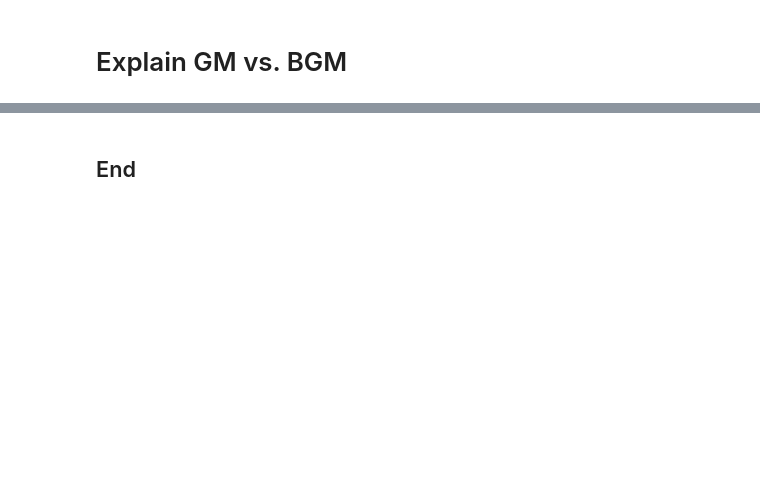
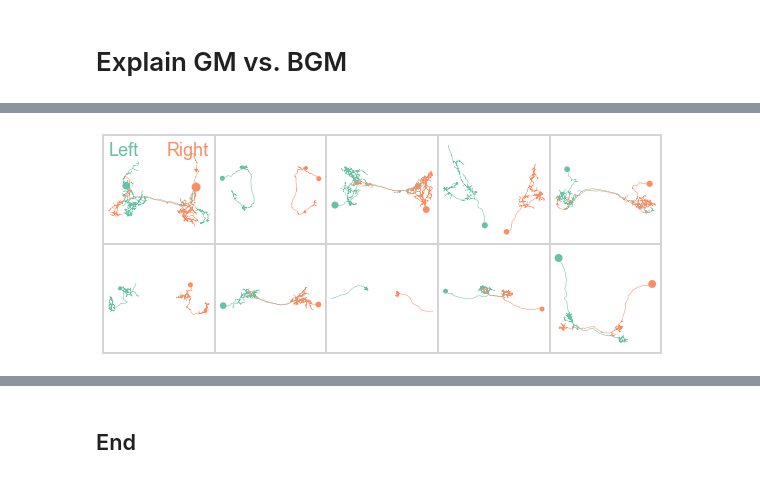
Before and after one commit to neurodata/bgm, a Jupyter notebook: docs/explain.ipynb, the cells around one changed output, grey strips where cells are left out. Saved outputs shown, nothing was run; the diff lists cells and outputs as text; code cells hidden in the pictures; blank space fills up the shorter version.

```diff
--- a/docs/explain.ipynb
+++ b/docs/explain.ipynb
@@ -40,0 +48,7 @@ set_theme()
+# %%
+
+adj, nodes = load_split_connectome("maggot_subset")
+
+pymaid.CatmaidInstance("https://l1em.catmaid.virtualflybrain.org/", None)
+logging.getLogger("pymaid").setLevel(logging.WARNING)
+pymaid.clear_cache()
@@ -40,0 +57,78 @@ set_theme()
+# %%
+
+
+def rescale(ax, orient="x", scale=1.1):
+    if orient == "x":
+        lims = ax.get_xlim()
+    elif orient == "y":
+        lims = ax.get_ylim()
+
+    extent = lims[1] - lims[0]
+    boost = extent * (scale - 1) * 0.5
+    new_lims = (lims[0] - boost, lims[1] + boost)
+    if orient == "x":
+        lims = ax.set_xlim(new_lims)
+    elif orient == "y":
+        lims = ax.set_ylim(new_lims)
+
+
+colors = sns.color_palette("Set2")[:2]
+pairs = nodes.groupby("pair")
+n_pairs = len(pairs)
+show_pairs = rng.choice(n_pairs, size=10)
+fig, axs = plt.subplots(2, 5, figsize=(10, 4), gridspec_kw=dict(hspace=0, wspace=0))
+count = 0
+for i, (_, pair) in enumerate(pairs):
+    if i in show_pairs:
+        ids = pair.index.values
+        ids = [int(id) for id in ids]
+        nl = pymaid.get_neurons(ids)
+        ax = axs.flat[count]
+        navis.plot2d(nl, method="2d", colors=colors, ax=ax)
+
+        ax.axis("on")
+        ax.set(xticks=[], yticks=[])
+
+        ax.invert_xaxis()
+
+        ax.axis("equal")
+        rescale(ax, orient="x")
+        rescale(ax, orient="y")
+
+        ax.patch.set_alpha(1)
+
+        ax.spines[:].set_visible(True)
+        ax.spines[:].set_color("lightgrey")
+
+        count += 1
+
+ax = axs[0, 0]
+
+pad = 0.05
+ax.text(
+    0 + pad,
+    1 - pad,
+    "Left",
+    fontsize="medium",
+    color=colors[0],
+    transform=ax.transAxes,
+    ha="left",
+    va="top",
+)
+ax.text(
+    1 - pad,
+    1 - pad,
+    "Right",
+    fontsize="medium",
+    color=colors[1],
+    transform=ax.transAxes,
+    ha="right",
+    va="top",
+)
+
+fig.patch.set_alpha(1)
+fig.set_facecolor("w")
+
+
+gluefig("neuron_gallery", fig)
+# %% [output]
@@ -41 +136,2 @@ set_theme()
+[figure, added]
 # %%
```
Also changed, not shown: parts of 5 cells of this notebook, 27 other files.
